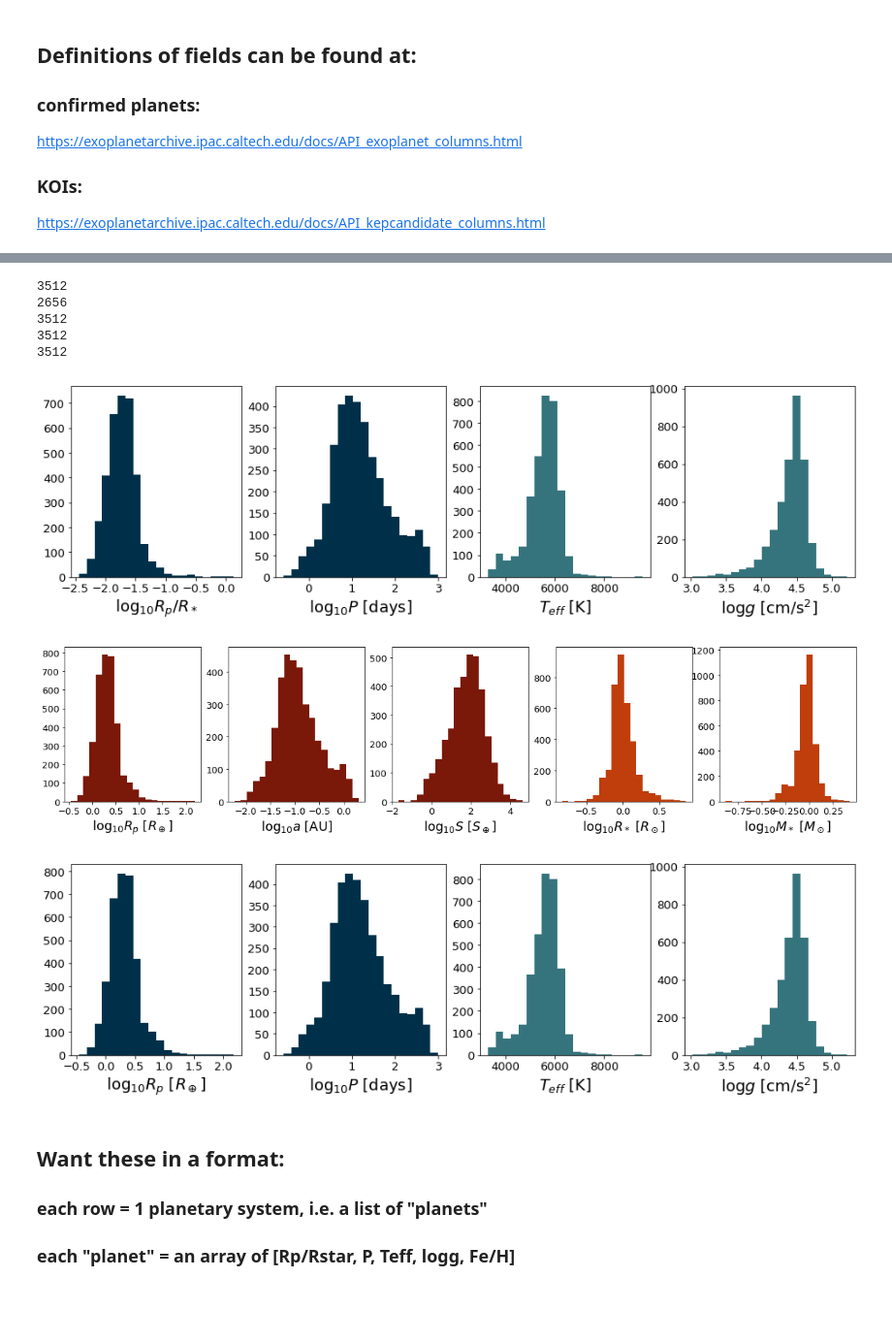
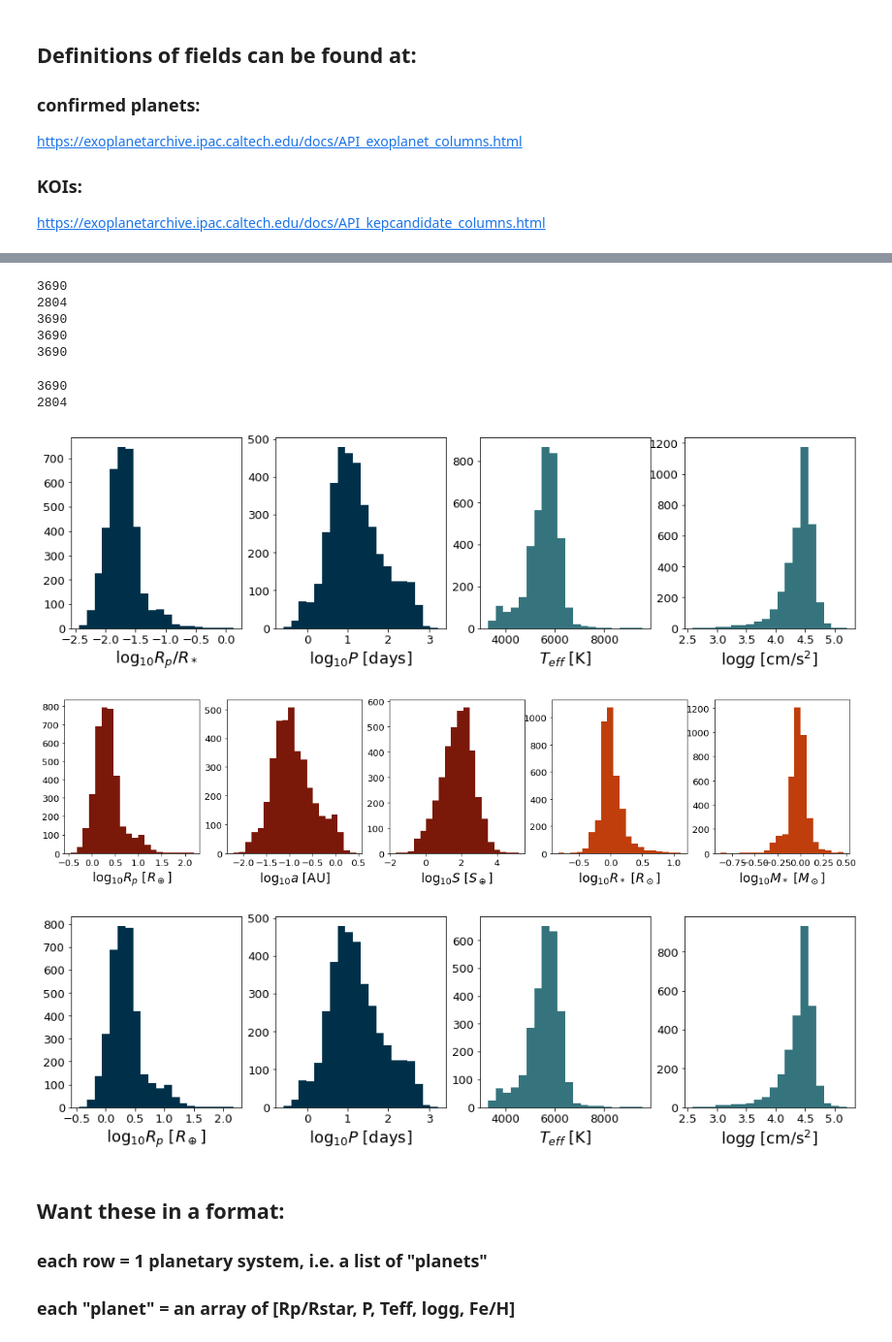
Before and after one commit to esandford/mmi-tagger, a Jupyter notebook: planettagger/makeRealTrainingSet.ipynb, the cells around one changed output, grey strips where cells are left out. Shown: that part at 97% size. Drawn from its saved outputs; the diff is of its cells as text; code cells hidden in the pictures; blank space fills up the shorter version.

```diff
--- a/planettagger/makeRealTrainingSet.ipynb
+++ b/planettagger/makeRealTrainingSet.ipynb
@@ -15,7 +15,7 @@ https://exoplanetarchive.ipac.caltech.edu/docs/API_exoplanet_columns.html
 ### KOIs:
 https://exoplanetarchive.ipac.caltech.edu/docs/API_kepcandidate_columns.html
 # %%
-KOIs = ascii.read("../../../KOIs_chen2018_goodSystems.csv")
+KOIs = ascii.read("../../../KOIs_chen2018_goodSystems_incJupiters.csv")
 print(KOIs)
 print(len(KOIs.colnames))
 print(KOIs.colnames)
@@ -46,11 +45,11 @@ print(len(np.array(KOIs['koi_prad'])[~np.isnan(KOIs["koi_prad"])]))
 print(len(np.array(KOIs['koi_ror'])[~np.isnan(KOIs["koi_ror"])]))
 print(len(np.array(KOIs['koi_insol'])[~np.isnan(KOIs["koi_insol"])]))
 # %% [output]
-3512
-2656
-3512
-3512
-3512
+3690
+2804
+3690
+3690
+3690
 # %%
 obs_labels = [r'$\log_{10}R_p/R_*$',r'$\log_{10}P$ [days]',r'$T_{eff}$ [K]',r'$\log{g}\ [\mathrm{cm}/\mathrm{s}^2]$']
 obs_features = np.vstack((np.log10(np.array(KOIs['koi_ror'])).T,np.log10(np.array(KOIs['koi_period'])).T,np.array(KOIs['koi_steff']).T,np.array(KOIs['koi_slogg']).T)).T
@@ -78,7 +77,7 @@ for i in range(2,4):
     for tick in axes[i].yaxis.get_major_ticks():
         tick.label.set_fontsize(13)
 #plt.show()
-plt.savefig("./obsFeaturesHist.pdf",fmt="pdf",bbox_inches="tight")
+plt.savefig("./obsFeaturesHist_incJ.pdf",fmt="pdf",bbox_inches="tight")
 
 # modeled features
 fig, axes = plt.subplots(1,5,figsize=(20,4))
@@ -91,39 +90,47 @@ for i in range(3):
         tick.label.set_fontsize(13)
 
 for i in range(3,5):
     axes[i].hist(mod_features[:,i],bins=20,color='#bf3e0b',alpha=1)
     axes[i].set_xlabel(mod_labels[i],fontsize=18)
     for tick in axes[i].xaxis.get_major_ticks():
         tick.label.set_fontsize(13)
     for tick in axes[i].yaxis.get_major_ticks():
         tick.label.set_fontsize(13)
 #plt.show()
-plt.savefig("./modFeaturesHist.pdf",fmt="pdf",bbox_inches="tight")
+plt.savefig("./modFeaturesHist_incJ.pdf",fmt="pdf",bbox_inches="tight")
 
 
 # final features
 fig, axes = plt.subplots(1,4,figsize=(16,4))
 for i in range(2):
     axes[i].hist(final_features[:,i],bins=20,color='#003049',alpha=1)
     axes[i].set_xlabel(final_labels[i],fontsize=18)
     for tick in axes[i].xaxis.get_major_ticks():
         tick.label.set_fontsize(13)
     for tick in axes[i].yaxis.get_major_ticks():
         tick.label.set_fontsize(13)
 
+
+
+unique_IDs, unique_idxs = np.unique(np.array(KOIs['kepid']),return_index=True)
+print(len(final_features[:,2]))
+print(len(final_features[:,2][unique_idxs]))
+
 for i in range(2,4):
-    axes[i].hist(final_features[:,i],bins=20,color='#36747d',alpha=1)
+    axes[i].hist(final_features[:,i][unique_idxs],bins=20,color='#36747d',alpha=1)
     axes[i].set_xlabel(final_labels[i],fontsize=18)
     for tick in axes[i].xaxis.get_major_ticks():
         tick.label.set_fontsize(13)
     for tick in axes[i].yaxis.get_major_ticks():
         tick.label.set_fontsize(13)
 #plt.show()
-plt.savefig("./finalFeaturesHist.pdf",fmt="pdf",bbox_inches="tight")
+plt.savefig("./finalFeaturesHist_incJ.pdf",fmt="pdf",bbox_inches="tight")
 # %% [output]
+3690
+2804
-[figure, old version]
+[figure, new version]
-[figure, old version]
+[figure, new version]
-[figure, old version]
+[figure, new version]
 # %% [markdown]
 ## Want these in a format:
 ### each row = 1 planetary system, i.e. a list of "planets"
```
Also changed, not shown: parts of 3 cells of this notebook, 2 other files.
